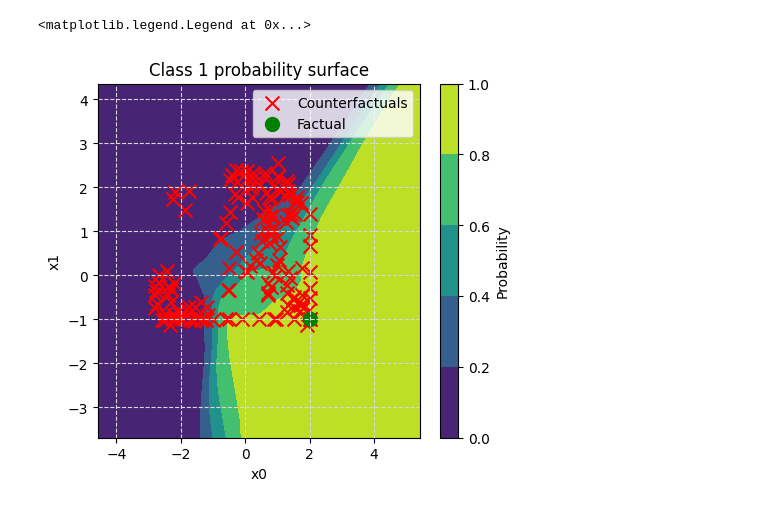
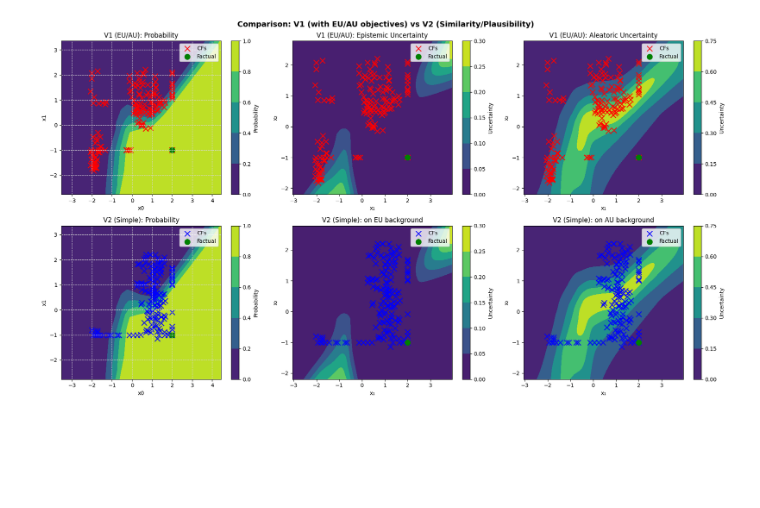
Before and after one commit to 42logos/uamocf, a Jupyter notebook: examples/demo_moon.ipynb, the cells around one changed output. Cells and saved outputs as stored; diff of their text form; code cells hidden in the pictures; blank space fills up the shorter version.

```diff
--- a/examples/demo_moon.ipynb
+++ b/examples/demo_moon.ipynb
@@ -24,5 +24,5 @@ importlib.reload(core.cf_problem)
 # %%
-ds=make_moons(n_samples=10000, noise=0.8, random_state=42)
+ds=make_moons(n_samples=10000, noise=0.5, random_state=42)
 
 tds = TensorDataset(torch.tensor(ds[0], dtype=torch.float32), torch.tensor(ds[1], dtype=torch.long))
 dg=DatasetsDG(tds, num_classes=2)
@@ -32,16 +32,16 @@ dg.plot()
 # %%
-models = [SimpleNN(input_dim=2, hidden_dim=48, output_dim=2, depth=3) for _ in range(5)]
+models = [SimpleNN(input_dim=2, hidden_dim=14, output_dim=2, depth=3) for _ in range(5)]
 ensemble_model = EnsembleModel(models=models)
 
 
 # train each model in the ensemble
 device = torch.device("cuda" if torch.cuda.is_available() else "cpu")
 ensemble_model.to(device)
-epochs = 50
-val_data = dg.sample(2000, seed=123)
+epochs = 150
+val_data = dg.sample(500, seed=123)
 for model in ensemble_model.models:
     seed = 42 + hash(model) % 1000  # Simple way to get different seeds
-    samples = dg.sample(5000, seed=seed)
+    samples = dg.sample(400, seed=seed)
     _tds= TensorDataset(samples[0].to(device), samples[1].to(device))
     DL=DataLoader(_tds, batch_size=256, shuffle=True)
     model.train()
@@ -133,12 +163,59 @@ Error:
 # %%
-fig,ax=plot_proba(ensemble_model.models[0], ds[0], levels=5)
-cf_samples = torch.tensor(results.X, dtype=torch.float32).cpu().numpy()
-ax.scatter(cf_samples[:, 0], cf_samples[:, 1], color='red', marker='x', s=100, label='Counterfactuals')
-ax.scatter(x_factual[0, 0].item(), x_factual[0, 1].item(), color='green', marker='o', s=100, label='Factual')
-ax.legend()
+# Compare both versions in 2D feature space
+fig, axes = plt.subplots(2, 3, figsize=(18, 10))
+
+cf_uncertainty = torch.tensor(results_uncertainty.X, dtype=torch.float32).cpu().numpy()
+cf_simple = torch.tensor(results_simple.X, dtype=torch.float32).cpu().numpy()
+
+# ============ ROW 1: VERSION 1 - With Uncertainty (EU/AU) ============
+# 1. Probability background
+plot_proba(ensemble_model.models[0], ds[0], levels=5, ax=axes[0, 0])
+axes[0, 0].scatter(cf_uncertainty[:, 0], cf_uncertainty[:, 1], color='red', marker='x', s=100, label='CFs')
+axes[0, 0].scatter(x_factual[0, 0].item(), x_factual[0, 1].item(), color='green', marker='o', s=100, label='Factual')
+axes[0, 0].set_title("V1 (EU/AU): Probability")
+axes[0, 0].legend()
+
+# 2. Epistemic Uncertainty background
+plot_uncertainty_heatmap(ensemble_model, ds[0], device=device, uncertainty_type="epistemic", levels=5, ax=axes[0, 1])
+axes[0, 1].scatter(cf_uncertainty[:, 0], cf_uncertainty[:, 1], color='red', marker='x', s=100, label='CFs')
+axes[0, 1].scatter(x_factual[0, 0].item(), x_factual[0, 1].item(), color='green', marker='o', s=100, label='Factual')
+axes[0, 1].set_title("V1 (EU/AU): Epistemic Uncertainty")
+axes[0, 1].legend()
+
+# 3. Aleatoric Uncertainty background
+plot_uncertainty_heatmap(ensemble_model, ds[0], device=device, uncertainty_type="aleatoric", levels=5, ax=axes[0, 2])
+axes[0, 2].scatter(cf_uncertainty[:, 0], cf_uncertainty[:, 1], color='red', marker='x', s=100, label='CFs')
+axes[0, 2].scatter(x_factual[0, 0].item(), x_factual[0, 1].item(), color='green', marker='o', s=100, label='Factual')
+axes[0, 2].set_title("V1 (EU/AU): Aleatoric Uncertainty")
+axes[0, 2].legend()
+
+# ============ ROW 2: VERSION 2 - Simple (Similarity/Plausibility) ============
+# 1. Probability background
+plot_proba(ensemble_model.models[0], ds[0], levels=5, ax=axes[1, 0])
+axes[1, 0].scatter(cf_simple[:, 0], cf_simple[:, 1], color='blue', marker='x', s=100, label='CFs')
+axes[1, 0].scatter(x_factual[0, 0].item(), x_factual[0, 1].item(), color='green', marker='o', s=100, label='Factual')
+axes[1, 0].set_title("V2 (Simple): Probability")
+axes[1, 0].legend()
+
+# 2. Epistemic Uncertainty background (for comparison)
+plot_uncertainty_heatmap(ensemble_model, ds[0], device=device, uncertainty_type="epistemic", levels=5, ax=axes[1, 1])
+axes[1, 1].scatter(cf_simple[:, 0], cf_simple[:, 1], color='blue', marker='x', s=100, label='CFs')
+axes[1, 1].scatter(x_factual[0, 0].item(), x_factual[0, 1].item(), color='green', marker='o', s=100, label='Factual')
+axes[1, 1].set_title("V2 (Simple): on EU background")
+axes[1, 1].legend()
+
+# 3. Aleatoric Uncertainty background (for comparison)
+plot_uncertainty_heatmap(ensemble_model, ds[0], device=device, uncertainty_type="aleatoric", levels=5, ax=axes[1, 2])
+axes[1, 2].scatter(cf_simple[:, 0], cf_simple[:, 1], color='blue', marker='x', s=100, label='CFs')
+axes[1, 2].scatter(x_factual[0, 0].item(), x_factual[0, 1].item(), color='green', marker='o', s=100, label='Factual')
+axes[1, 2].set_title("V2 (Simple): on AU background")
+axes[1, 2].legend()
+
+plt.suptitle("Comparison: V1 (with EU/AU objectives) vs V2 (Similarity/Plausibility)", fontsize=14, fontweight='bold')
+plt.tight_layout()
+plt.show()
 # %% [output]
-<matplotlib.legend.Legend at 0x...>
-[figure, old version]
+[figure, new version]
 # %%
 import importlib
 import utils
```
Also changed, not shown: parts of 8 cells of this notebook, 3 other files.
